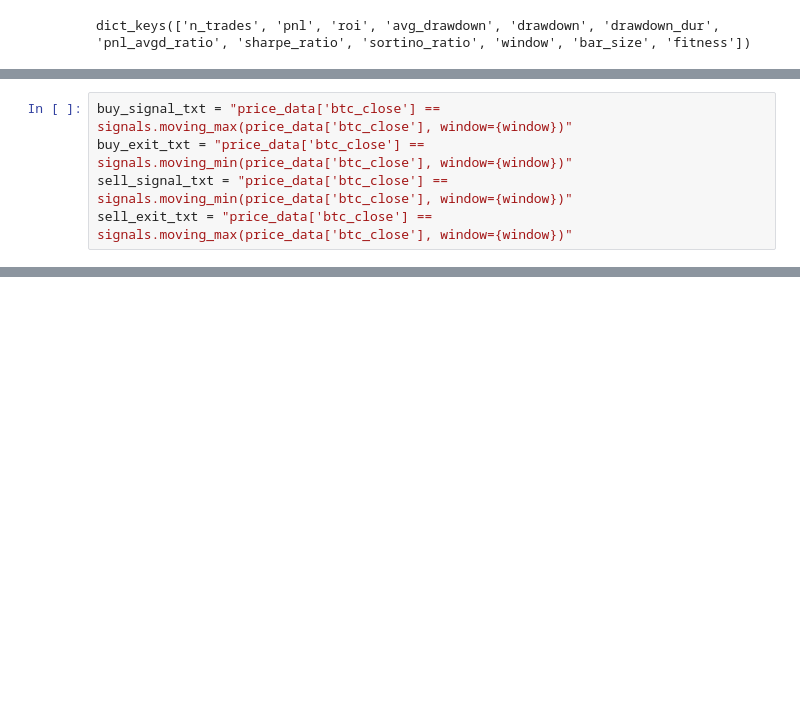
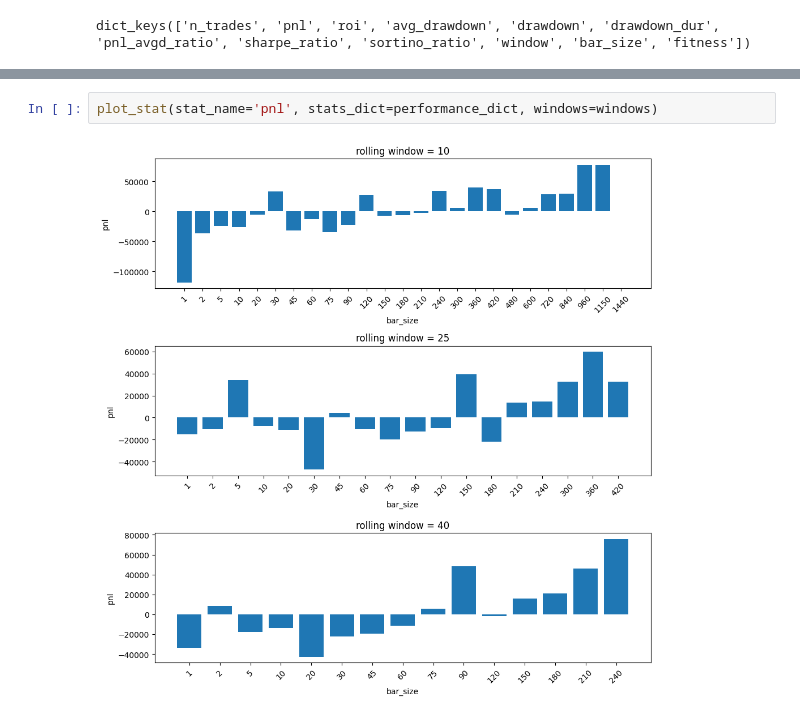
Before and after one commit to VaheC/PonyGE2, a Jupyter notebook: testing_and_choosing_strategies.ipynb, the cells around one changed output, grey strips where cells are left out. Cells and saved outputs as stored; diff of their text form; blank space fills up the shorter version.

```diff
--- a/testing_and_choosing_strategies.ipynb
+++ b/testing_and_choosing_strategies.ipynb
@@ -2663,5 +2433,0 @@ from fitness.performance.helper_func import trading_signals_buy, trading_signals
-# %%
-buy_signal_txt = "price_data['btc_close'] == signals.moving_max(price_data['btc_close'], window={window})"
-buy_exit_txt = "price_data['btc_close'] == signals.moving_min(price_data['btc_close'], window={window})"
-sell_signal_txt = "price_data['btc_close'] == signals.moving_min(price_data['btc_close'], window={window})"
-sell_exit_txt = "price_data['btc_close'] == signals.moving_max(price_data['btc_close'], window={window})"
@@ -2671,0 +2479,4 @@ buy_signal_txt
+# %%
+plot_stat(stat_name='pnl', stats_dict=performance_dict, windows=windows)
+# %% [output]
+[figure, added]
```
Also changed, not shown: parts of 39 cells of this notebook, 1 other file.
